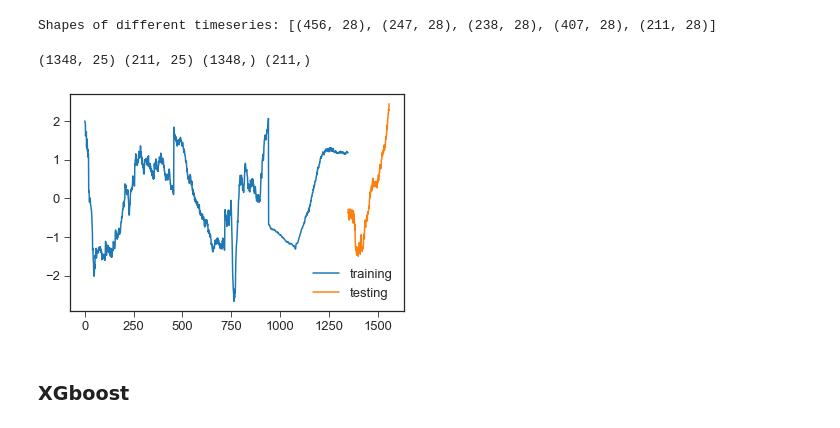
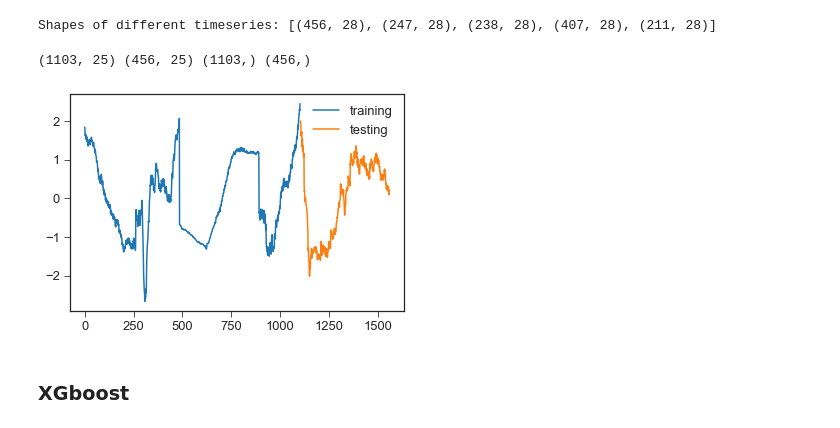
Before and after one commit to svejlgaard/finalproject, a Jupyter notebook: Crossvalidation search.ipynb, the cells around one changed output. Drawn from its saved outputs; the diff is of its cells as text; code cells hidden in the pictures.

```diff
--- a/Crossvalidation search.ipynb
+++ b/Crossvalidation search.ipynb
@@ -13,9 +14,10 @@ import xgboost as xgb
 What is your name? [Simone/Jonathan/Marcus/Runi]Jonathan
 # %%
 # Choose wisely
-save = True
+save = False
 only_2_features=False
-test_on = 4
+test_on = 0
+scale = True
 # %%
 # Collect all data into 1 array
 keys = tuple(data_dict.keys())[::2]
@@ -136,25 +138,25 @@ def test_1_timeseries( test_index , scaler=False):
 # %% [output]
 Shapes of different timeseries: [(456, 28), (247, 28), (238, 28), (407, 28), (211, 28)]
 # %%
-X_train, X_test, y_train, y_test = test_1_timeseries(test_on, scaler=True)
+X_train, X_test, y_train, y_test = test_1_timeseries(test_on, scaler=scale)
 print(X_train.shape, X_test.shape, y_train.shape, y_test.shape)
 
 # # Only two features
 if only_2_features:
     X_train, X_test = X_train[:, [8-3, 14-3]], X_test[:, [8-3, 14-3]]
     print(X_train.shape, X_test.shape)
 
 # Print figure
 plt.figure()
 x0 = np.arange(0, len(y_train),1)
 x1 = np.arange(len(y_train), len(y_train)+len(y_test),1)
 plt.plot(x0, y_train,label="training")
 plt.plot(x1, y_test, label="testing")
 plt.legend()
 plt.show()
 # %% [output]
-(1348, 25) (211, 25) (1348,) (211,)
+(1103, 25) (456, 25) (1103,) (456,)
-[figure, old version]
+[figure, new version]
 # %% [markdown]
 ### XGboost
 # %%
```
Also changed, not shown: parts of 21 cells of this notebook, 2 other files.
